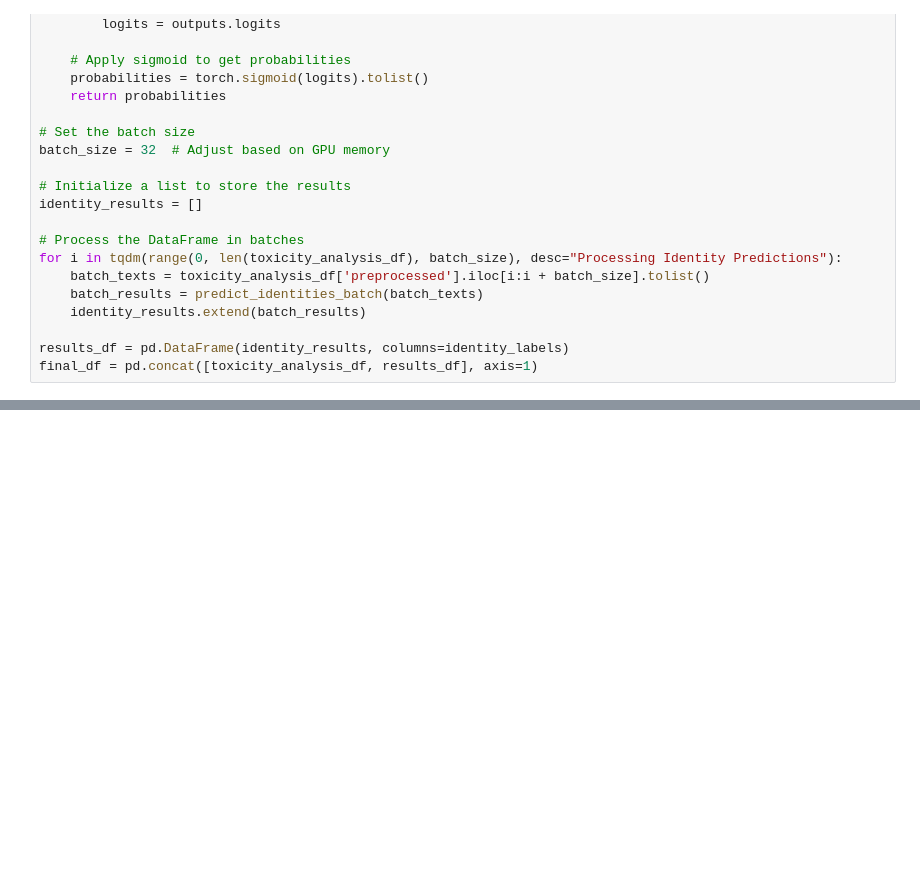
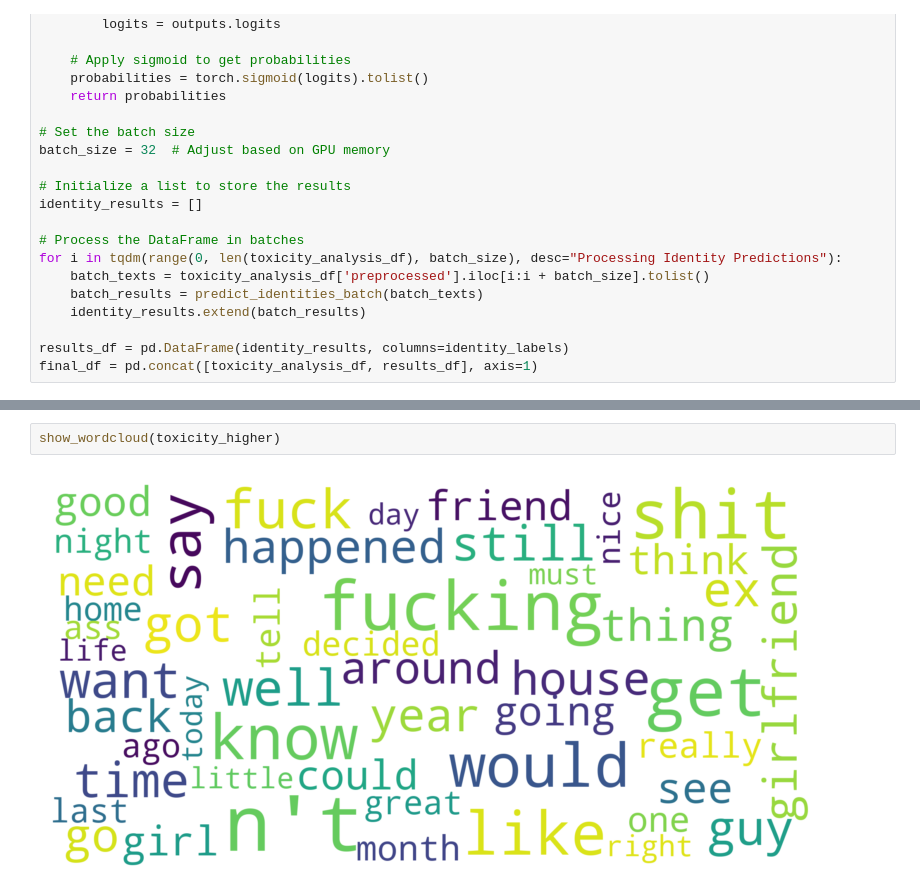
Before and after one commit to sinajaprlja/toxicity_analysis, a Jupyter notebook: src/other_labels.ipynb, the cells around one changed output, grey strips where cells are left out. Drawn from its saved outputs; the diff is of its cells as text; blank space fills up the shorter version.

```diff
--- a/src/other_labels.ipynb
+++ b/src/other_labels.ipynb
@@ -69,0 +239,4 @@ final_df = pd.concat([toxicity_analysis_df, results_df], axis=1)
+# %%
+show_wordcloud(toxicity_higher)
+# %% [output]
+[figure, added]
```
Also changed, not shown: parts of 13 cells of this notebook.
